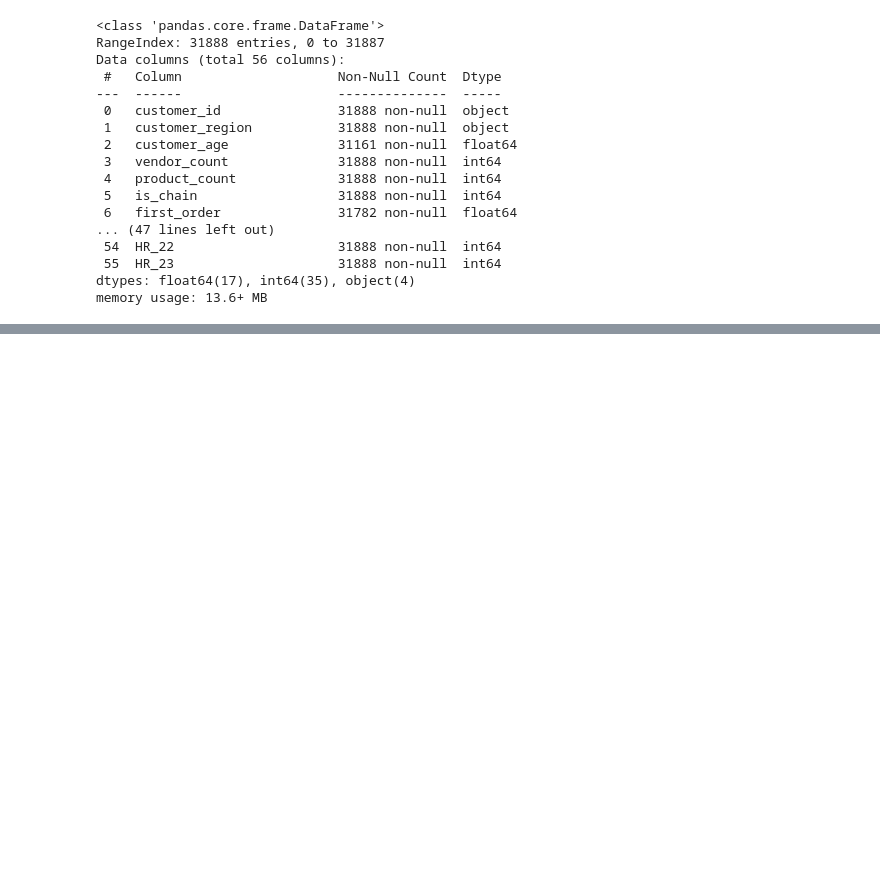
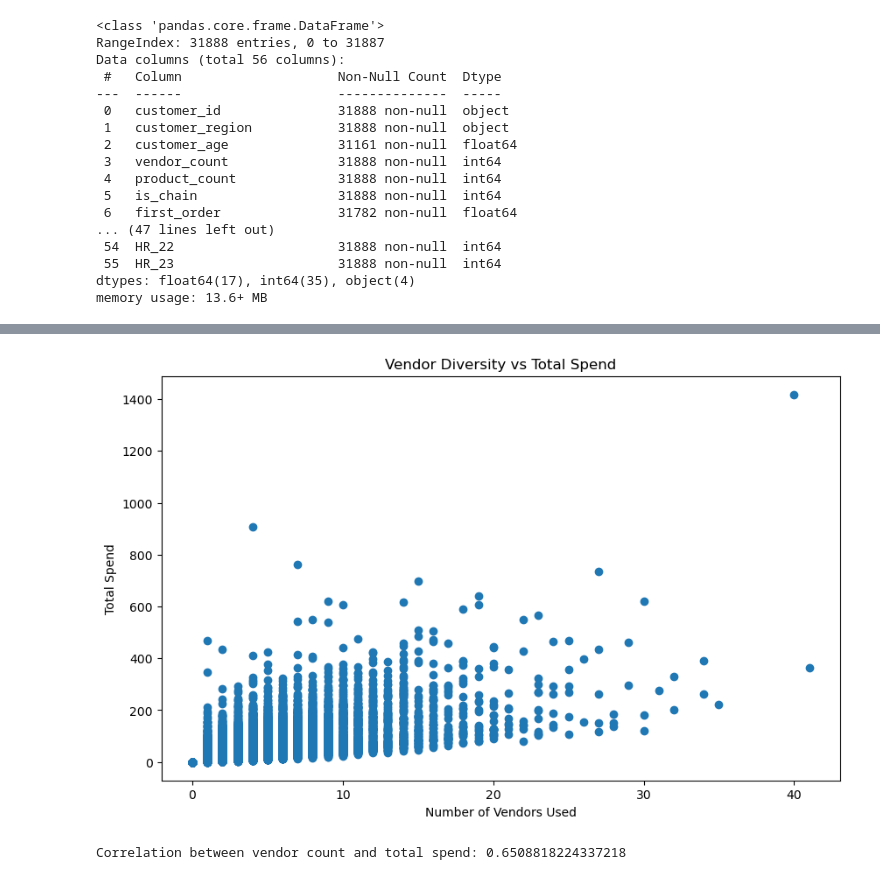
Before and after one commit to Benerugg/DM_Group50, a Jupyter notebook: src/notebooks/Testfile.ipynb, the cells around one changed output, grey strips where cells are left out. Cells and saved outputs as stored; diff of their text form; code cells hidden in the pictures; blank space fills up the shorter version.

```diff
--- a/src/notebooks/Testfile.ipynb
+++ b/src/notebooks/Testfile.ipynb
@@ -285,0 +544,13 @@ ValueError: could not convert string to float: '1b8f824d5e  '
+# %%
+plt.figure(figsize=(10, 6))
+plt.scatter(df['vendor_count'], df['total_spend'])
+plt.title('Vendor Diversity vs Total Spend')
+plt.xlabel('Number of Vendors Used')
+plt.ylabel('Total Spend')
+plt.show()
+
+print("Correlation between vendor count and total spend:",
+      df['vendor_count'].corr(df['total_spend']))
+# %% [output]
+[figure, added]
+Correlation between vendor count and total spend: 0.6508818224337218
```
Also changed, not shown: parts of 14 cells of this notebook.
